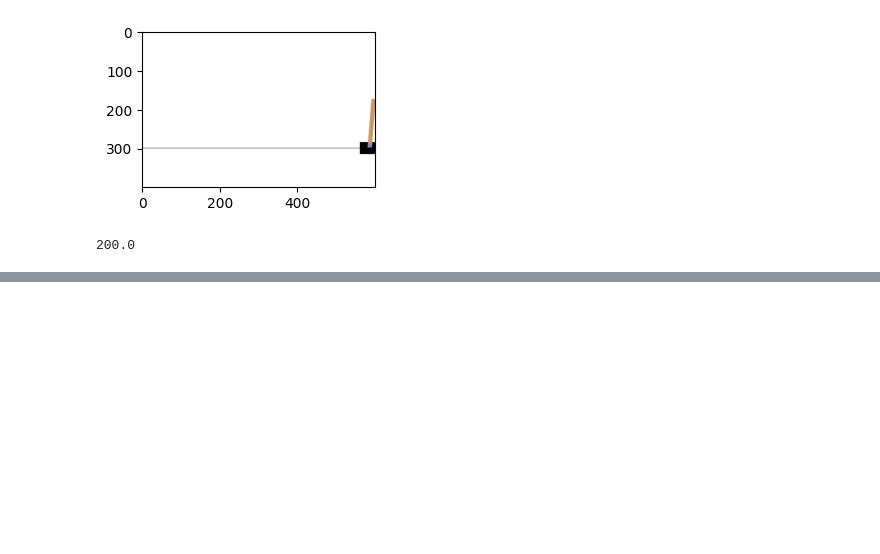
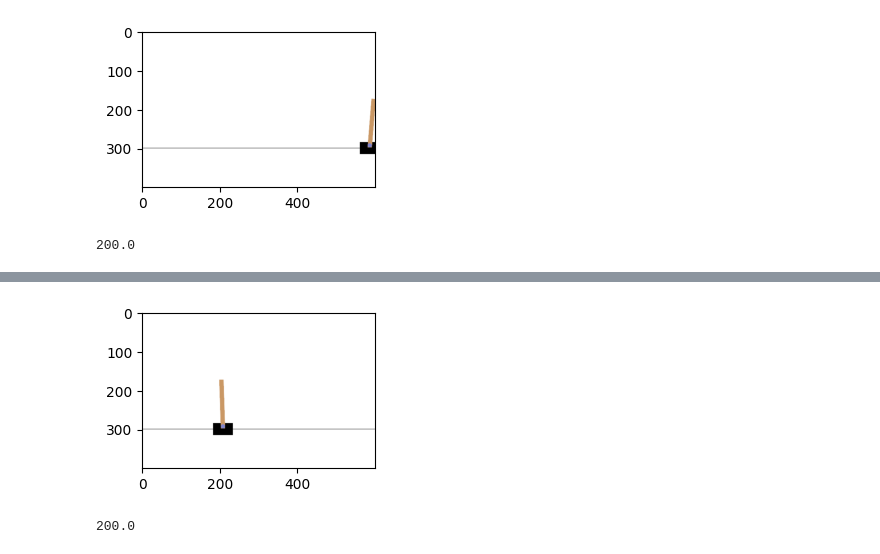
Before and after one commit to Hero0963/ml-workshop, a Jupyter notebook: more_simple_reinforcement_learning/chap02/02_DQN_model_delay.ipynb, the cells around one changed output, grey strips where cells are left out. Drawn from its saved outputs; the diff is of its cells as text; code cells hidden in the pictures; blank space fills up the shorter version.

```diff
--- a/more_simple_reinforcement_learning/chap02/02_DQN_model_delay.ipynb
+++ b/more_simple_reinforcement_learning/chap02/02_DQN_model_delay.ipynb
@@ -271,0 +277,5 @@ play(True)[-1]
+# %%
+play(True)[-1]
+# %% [output]
+[figure, added]
+200.0
```
Also changed, not shown: parts of 5 cells of this notebook, 1 other file.
